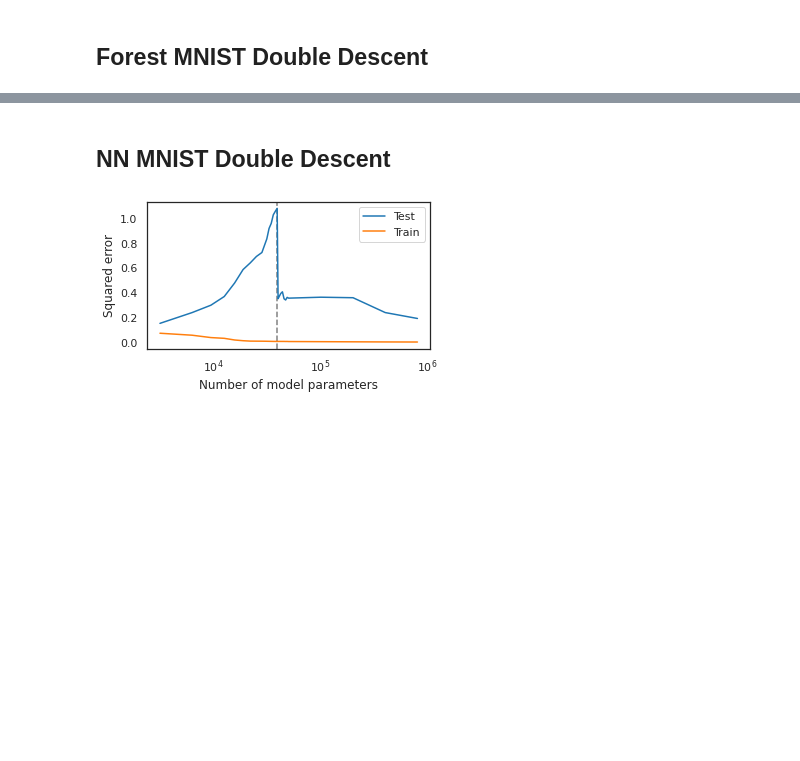
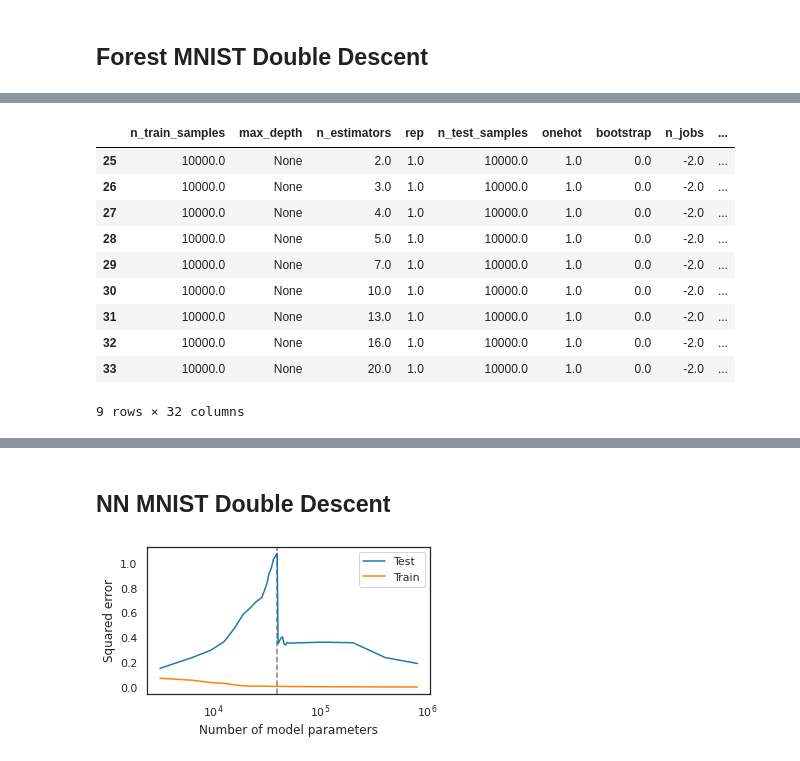
Before and after one commit to rflperry/double_descent, a Jupyter notebook: experiments/paper_figures.ipynb, the cells around one changed output, grey strips where cells are left out. Drawn from its saved outputs; the diff is of its cells as text; code cells hidden in the pictures; blank space fills up the shorter version.

```diff
--- a/experiments/paper_figures.ipynb
+++ b/experiments/paper_figures.ipynb
@@ -357,3 +401,17 @@ Correlation with mse generalization gap
+# %%
+df[df['n_estimators'] > 1]
+# %% [output]
+|  | n_train_samples | max_depth | n_estimators | rep | n_test_samples | onehot | bootstrap | n_jobs | ... |
+| 25 | 10000.0 | None | 2.0 | 1.0 | 10000.0 | 1.0 | 0.0 | -2.0 | ... |
+| 26 | 10000.0 | None | 3.0 | 1.0 | 10000.0 | 1.0 | 0.0 | -2.0 | ... |
+| 27 | 10000.0 | None | 4.0 | 1.0 | 10000.0 | 1.0 | 0.0 | -2.0 | ... |
+| 28 | 10000.0 | None | 5.0 | 1.0 | 10000.0 | 1.0 | 0.0 | -2.0 | ... |
+| 29 | 10000.0 | None | 7.0 | 1.0 | 10000.0 | 1.0 | 0.0 | -2.0 | ... |
+| 30 | 10000.0 | None | 10.0 | 1.0 | 10000.0 | 1.0 | 0.0 | -2.0 | ... |
+| 31 | 10000.0 | None | 13.0 | 1.0 | 10000.0 | 1.0 | 0.0 | -2.0 | ... |
+| 32 | 10000.0 | None | 16.0 | 1.0 | 10000.0 | 1.0 | 0.0 | -2.0 | ... |
+| 33 | 10000.0 | None | 20.0 | 1.0 | 10000.0 | 1.0 | 0.0 | -2.0 | ... |
+9 rows × 32 columns
 # %%
 plot_vars = [
     ('IRM_mean_sim_entropy', 'IRM sample similarity'),
```
Also changed, not shown: parts of 10 cells of this notebook, 26 other files.
